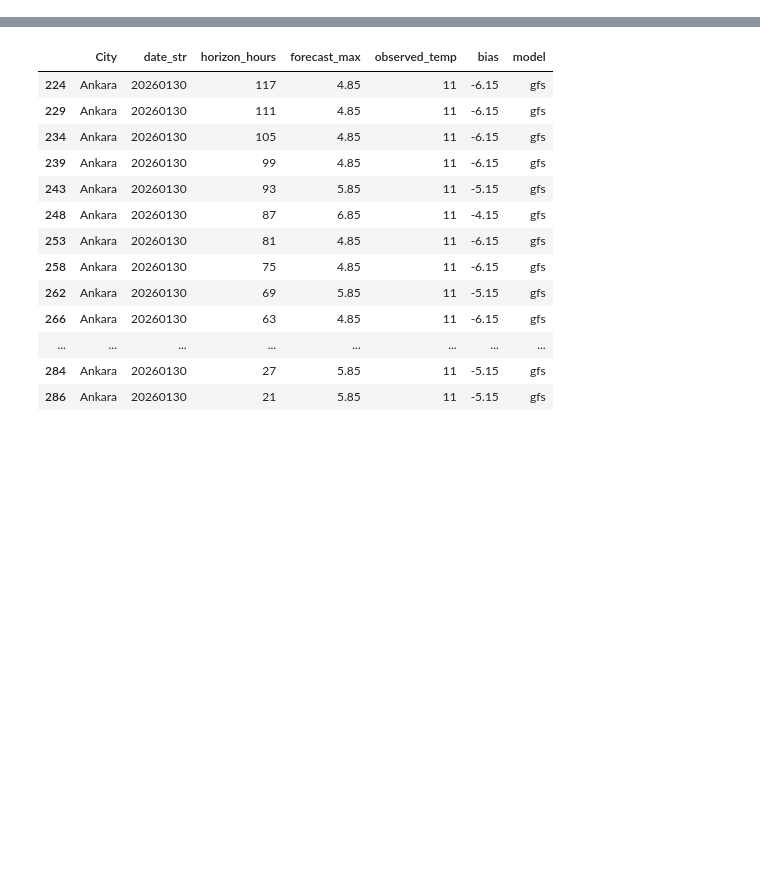
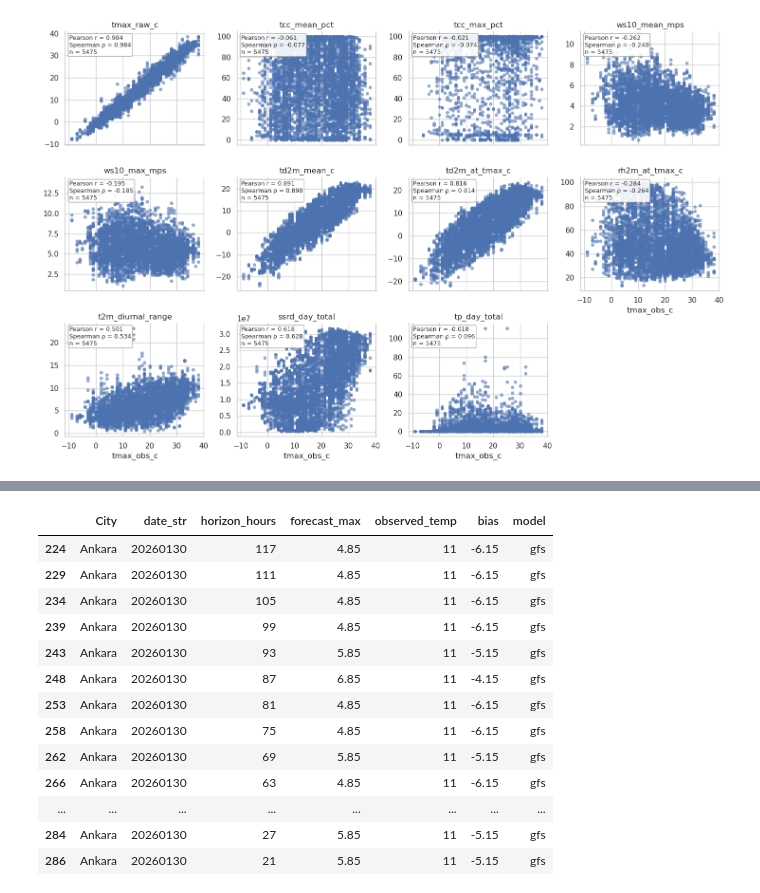
Before and after one commit to gkbrkgrr/polymarket-weather-trading, a Jupyter notebook: test.ipynb, the cells around one changed output, grey strips where cells are left out. Drawn from its saved outputs; the diff is of its cells as text; code cells hidden in the pictures; blank space fills up the shorter version.

```diff
--- a/test.ipynb
+++ b/test.ipynb
@@ -25,4 +53,92 @@ obs.tail(25)
 # %%
-bias_df = pq.read_table("data/analysis_data/daily_bias_raw/temperature_station_daily_biases_raw_20260114_20260201.parquet").to_pandas()
-bias_df[(bias_df["City"] == "London") & (bias_df["model"] == "ecmwf-hres") & (bias_df["date_str"] == "20260131")]
+from pathlib import Path
+import pandas as pd
+import seaborn as sns
+import matplotlib.pyplot as plt
+
+# Load all London parquet files
+folder = Path("/home/gkbrkgrr/Desktop/polymarket-weather-trading/data/train_data/gfs/NYC")
+files = sorted(folder.glob("*.parquet"))
+if not files:
+    raise FileNotFoundError(f"No parquet files found in {folder}")
+
+df = pd.concat([pd.read_parquet(f) for f in files], ignore_index=True)
+
+# Columns to plot against tmax_obs_c
+y_cols = [
+    "tmax_raw_c",
+    "tcc_mean_pct",
+    "tcc_max_pct",
+    "ws10_mean_mps",
+    "ws10_max_mps",
+    "td2m_mean_c",
+    "td2m_at_tmax_c",
+    "rh2m_at_tmax_c",
+    "t2m_diurnal_range",
+    "ssrd_day_total",
+    "tp_day_total",
+]
+
+work = df.copy()
+
+# Ensure types
+work["issue_time_utc"] = pd.to_datetime(work["issue_time_utc"], utc=True, errors="coerce")
+work["target_date_local"] = pd.to_datetime(work["target_date_local"], errors="coerce")
+for c in ["tmax_obs_c", "lead_time_hours"] + y_cols:
+    work[c] = pd.to_numeric(work[c], errors="coerce")
+
+# Keep rows with observed Tmax
+work = work.dropna(subset=["tmax_obs_c", "target_date_local", "issue_time_utc"])
+
+# 1) remove likely partial local days (first/last day of each cycle output)
+grp = work.groupby(["city_name", "issue_time_utc"])["target_date_local"]
+work = work[
+    (work["target_date_local"] != grp.transform("min")) &
+    (work["target_date_local"] != grp.transform("max"))
+]
+
+# 2) compare similar lead horizon (day-ahead-ish)
+#work = work[(work["lead_time_hours"] >= 24) & (work["lead_time_hours"] <= 48)]
+
+# 3) avoid repeated same target day across many cycles: keep one row/day (closest to 36h lead)
+# work["lead_dist"] = (work["lead_time_hours"] - 36).abs()
+# work = (
+#     work.sort_values(["target_date_local", "lead_dist"])
+#         .drop_duplicates(subset=["target_date_local"], keep="first")
+# )
+
+plot_df = work[["tmax_obs_c"] + y_cols].dropna(how="all")
+long_df = (
+    plot_df
+    .melt(id_vars="tmax_obs_c", var_name="feature", value_name="y")
+    .dropna(subset=["tmax_obs_c", "y"])
+)
+
+# ---------- faceted scatter ----------
+sns.set_theme(style="whitegrid")
+
+def facet_scatter_with_corr(data, color, **kwargs):
+    ax = plt.gca()
+    sns.scatterplot(
+        data=data, x="tmax_obs_c", y="y",
+        s=22, alpha=0.6, color=color, edgecolor=None, ax=ax
+    )
+    pearson_r = data["tmax_obs_c"].corr(data["y"], method="pearson")
+    spearman_r = data["tmax_obs_c"].corr(data["y"], method="spearman")
+    n = len(data)
+    ax.text(
+        0.03, 0.97,
+        f"Pearson r = {pearson_r:.3f}\nSpearman ρ = {spearman_r:.3f}\nn = {n}",
+        transform=ax.transAxes, ha="left", va="top", fontsize=9,
+        bbox=dict(boxstyle="round,pad=0.2", fc="white", ec="0.6", alpha=0.9)
+    )
+
+g = sns.FacetGrid(
+    long_df, col="feature", col_wrap=4, sharex=True, sharey=False, height=3.2, aspect=1.15
+)
+g.map_dataframe(facet_scatter_with_corr)
+g.set_axis_labels("tmax_obs_c", "")
+g.set_titles("{col_name}")
+plt.tight_layout()
+plt.show()
 # %% [output]
@@ -45,0 +145 @@ bias_df[(bias_df["City"] == "London") & (bias_df["model"] == "ecmwf-hres") & (bi
+[figure, added]
```
Also changed, not shown: parts of 5 cells of this notebook, 30 other files.
